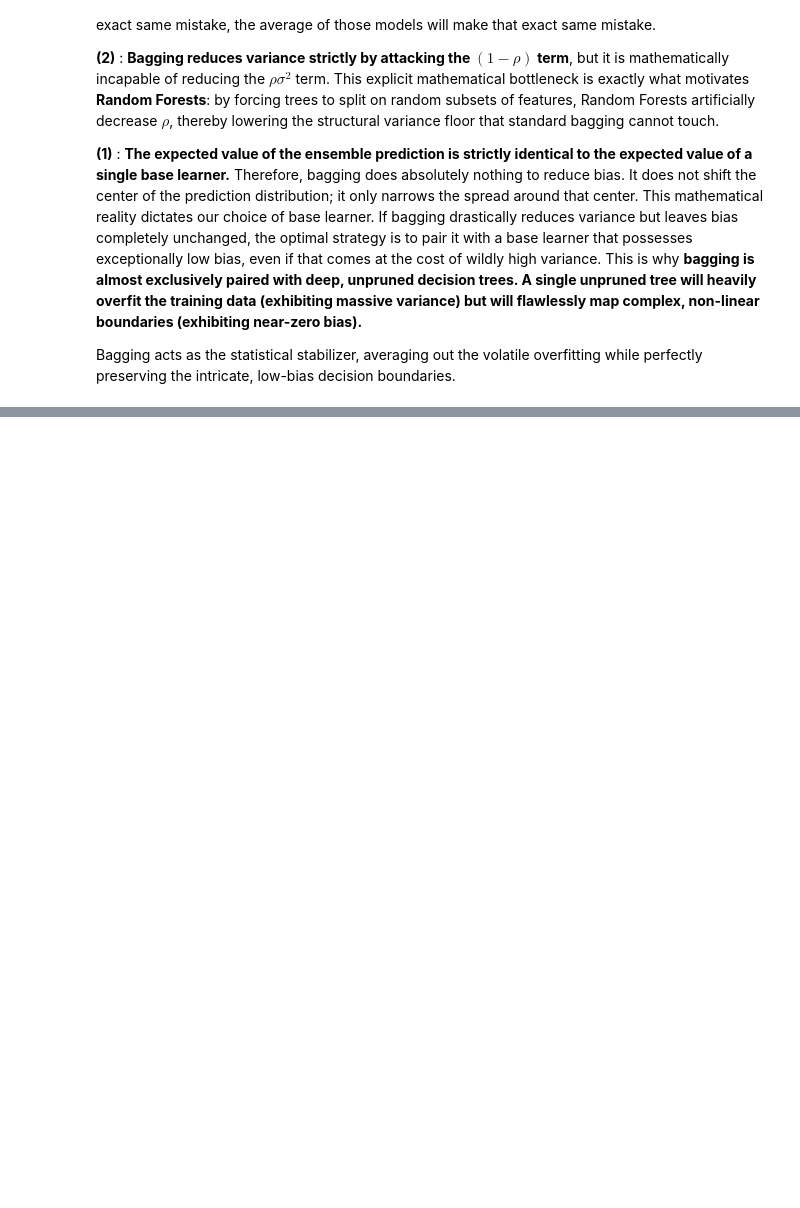
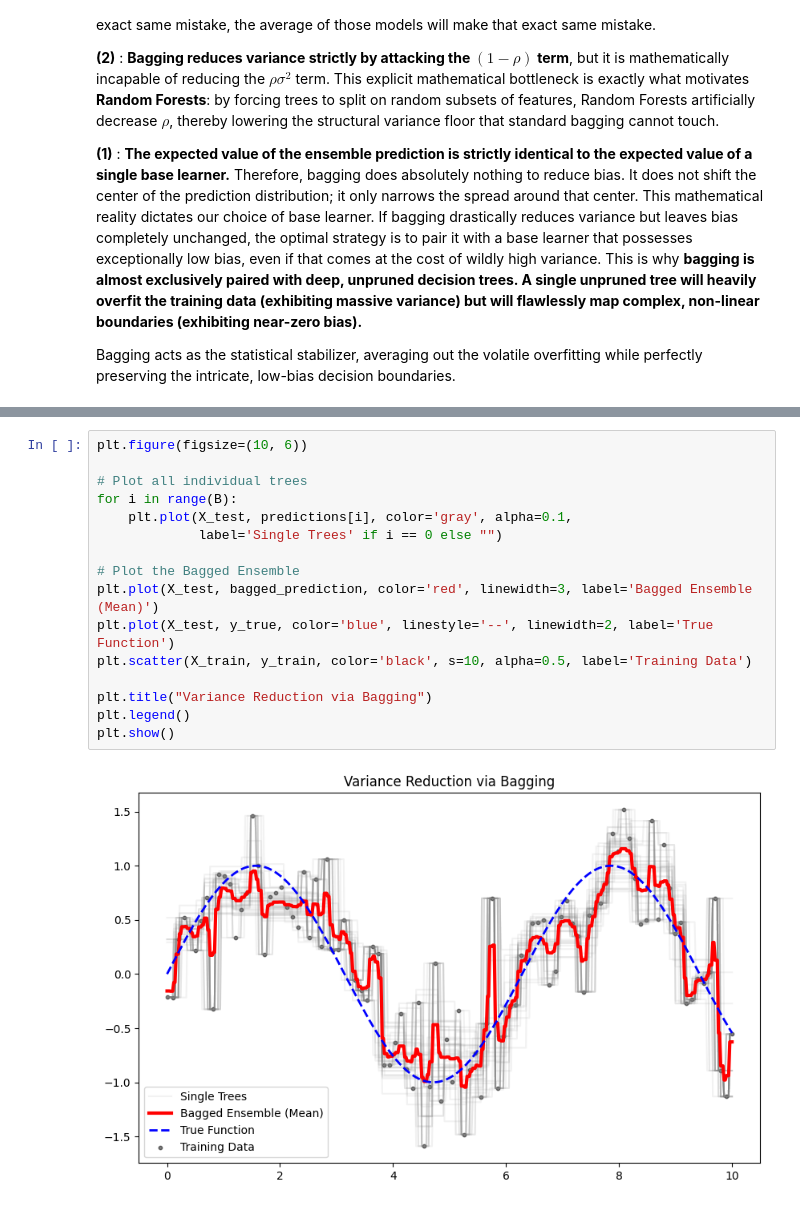
Before and after one commit to Smael-olk/Stats_ML_DL_AI, a Jupyter notebook: Bagging_Random_Forests.ipynb, the cells around one changed output, grey strips where cells are left out. Drawn from its saved outputs; the diff is of its cells as text; blank space fills up the shorter version.

```diff
--- a/Bagging_Random_Forests.ipynb
+++ b/Bagging_Random_Forests.ipynb
@@ -31,0 +79,18 @@ Bagging acts as the statistical stabilizer, averaging out the volatile overfitti
+# %%
+plt.figure(figsize=(10, 6))
+
+# Plot all individual trees
+for i in range(B):
+    plt.plot(X_test, predictions[i], color='gray', alpha=0.1,
+             label='Single Trees' if i == 0 else "")
+
+# Plot the Bagged Ensemble
+plt.plot(X_test, bagged_prediction, color='red', linewidth=3, label='Bagged Ensemble (Mean)')
+plt.plot(X_test, y_true, color='blue', linestyle='--', linewidth=2, label='True Function')
+plt.scatter(X_train, y_train, color='black', s=10, alpha=0.5, label='Training Data')
+
+plt.title("Variance Reduction via Bagging")
+plt.legend()
+plt.show()
+# %% [output]
+[figure, added]
```
Also changed, not shown: parts of 3 cells of this notebook.
